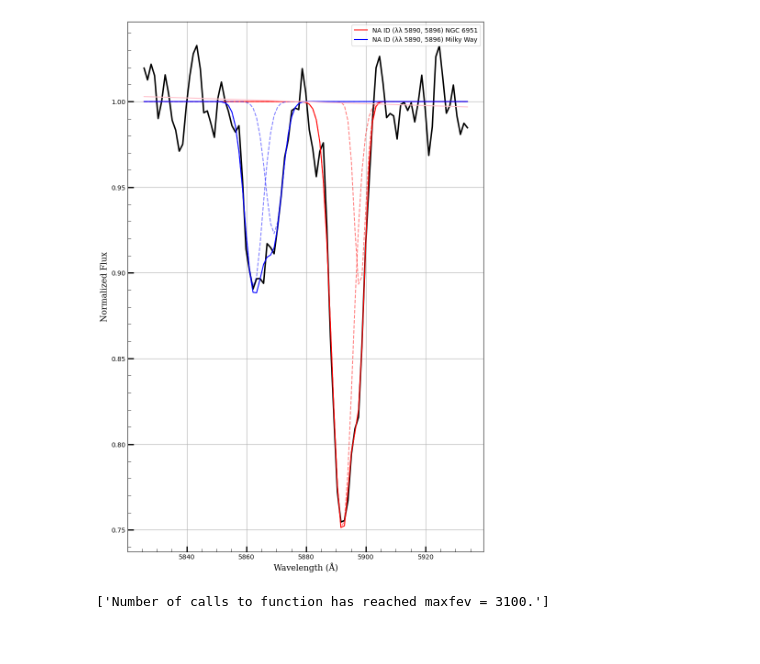
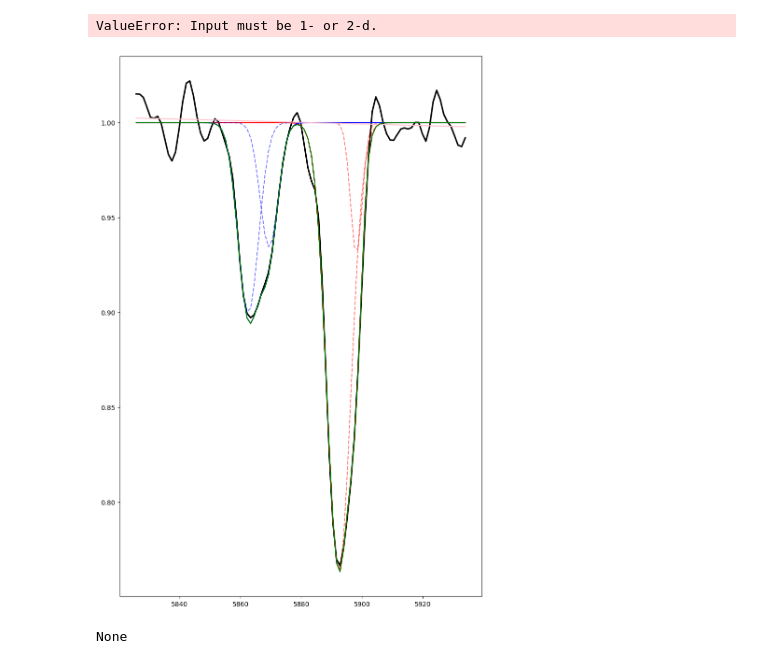
Before and after one commit to kirstytaggart/Lamat-progenitor-project, a Jupyter notebook: Measure_EW_NAID_2021sjt.ipynb, the cells around one changed output. Cells and saved outputs as stored; diff of their text form; code cells hidden in the pictures.

Commit message:
Add files via upload
able to find program in spectrum, fit spectrum lines, and find line flux. struggling with cov_diag being 'None', needed for uncertainty

```diff
--- a/Measure_EW_NAID_2021sjt.ipynb
+++ b/Measure_EW_NAID_2021sjt.ipynb
@@ -99,6 +136,14 @@ wav_region_left=5825 * u.AA
 wav_region_right=5935 * u.AA
 ind=np.where((wav1>wav_region_left) & (wav1<wav_region_right))
 fig, ax = plt.subplots(figsize=(12,5),nrows=1, ncols=1)
+#Variance is the average squared deviations from the mean, while standard deviation is the square root of this number
+var_dereddened_flux = np.mean(dereddened_flux)*np.mean(dereddened_flux)
+
+#smooth the spectrum
+smooth_dereddened_flux = gsmooth(wav1.value, dereddened_flux.value, var_y = var_dereddened_flux.value, vexp = 0.00025, nsig = 5.0)
+smooth_dereddened_flux = smooth_dereddened_flux*u.Unit('erg cm-2 s-1 AA-1')
+ax.plot(wav1[ind], smooth_dereddened_flux[ind], label = '2021sjt smooth')
+
 ax.plot(wav1[ind], dereddened_flux[ind], label = '2021sjt')
 
 # plot Na ID absorption from 2021sjt,
@@ -128,7 +173,7 @@ NA_ID_MW_DIFF = NA_ID_2_MW_line - NA_ID_1_MW
 NA_ID_2_MW = NA_ID_1_MW + 5.973
 print(NA_ID_MW_DIFF, NA_ID_1_MW, NA_ID_2_MW)
 
-spectrum = Spectrum1D(flux=dereddened_flux , spectral_axis=wav1)
+spectrum = Spectrum1D(flux=smooth_dereddened_flux, spectral_axis=wav1)
 sub_region = SpectralRegion(wav1[ind].min(), wav1[ind].max())
 print(sub_region)
 sub_spectrum = extract_region(spectrum, sub_region)
@@ -285,6 +330,7 @@ from specutils.fitting import continuum
 from specutils.manipulation import FluxConservingResampler, LinearInterpolatedResampler, SplineInterpolatedResampler, gaussian_smooth
 from matplotlib.ticker import MultipleLocator
 from scipy import integrate
+from matplotlib.patches import Rectangle
 from specutils.analysis import line_flux, equivalent_width
 
 font = {'family': 'serif',
@@ -429,7 +475,7 @@ plt.plot(sub_spectrum_normalized.spectral_axis, (g_fit_norm[2](sub_spectrum_norm
 plt.plot(sub_spectrum_normalized.spectral_axis, (g_fit_norm[3](sub_spectrum_normalized.spectral_axis)).value+1, alpha = 0.5, color = 'blue', linestyle='--')
 plt.plot(sub_spectrum_normalized.spectral_axis, (g_fit_norm[2](sub_spectrum_normalized.spectral_axis)).value+(g_fit_norm[3](sub_spectrum_normalized.spectral_axis)).value+1, color = 'blue', label="NA ID (λλ 5890, 5896) Milky Way")
 plt.plot(sub_spectrum_normalized.spectral_axis, (g_fit_norm[4](sub_spectrum_normalized.spectral_axis)).value, color = 'pink')
-#plt.plot(sub_spectrum_normalized.spectral_axis, (g_fit_norm[0](sub_spectrum_normalized.spectral_axis)).value+(g_fit_norm[1](sub_spectrum_normalized.spectral_axis)).value+(g_fit_norm[2](sub_spectrum_normalized.spectral_axis)).value+(g_fit_norm[3](sub_spectrum_normalized.spectral_axis)).value+1, color = 'green', label="Total Model Flux")
+plt.plot(sub_spectrum_normalized.spectral_axis, (g_fit_norm[0](sub_spectrum_normalized.spectral_axis)).value+(g_fit_norm[1](sub_spectrum_normalized.spectral_axis)).value+(g_fit_norm[2](sub_spectrum_normalized.spectral_axis)).value+(g_fit_norm[3](sub_spectrum_normalized.spectral_axis)).value+1, color = 'green', label="Total Model Flux")
 
 
 #calc area under models
@@ -437,29 +483,41 @@ plt.plot(sub_spectrum_normalized.spectral_axis, (g_fit_norm[4](sub_spectrum_norm
 #https://www.graphpad.com/guides/prism/latest/curve-fitting/reg_how_to_gaussian.htm
 SQRT2PI=np.power(2*np.pi,0.5)
 #print(1/SQRT2PI)
-#print(fitter.fit_info['param_cov'])
-#cov_diag = np.sqrt(np.diag(fitter.fit_info['param_cov']))
-print("g_NA_ID_1_NGC: " + str(g_fit_norm[0].amplitude.value))
-print("g_NA_ID_2_NGC: " + str(g_fit_norm[1].amplitude.value))
-print("g_NA_ID_1_MW:" + str(g_fit_norm[2].amplitude.value))
-print("g_NA_ID_2_MW: " + str(g_fit_norm[3].amplitude.value))
-line_flux_NA_ID_1_NGC = (g_fit_norm[0].amplitude.value*g_fit_norm[0].stddev.value)*(1/SQRT2PI)
-line_flux_NA_ID_2_NGC = (g_fit_norm[1].amplitude.value*g_fit_norm[1].stddev.value)*(1/SQRT2PI)
-line_flux_NA_ID_1_MW = (g_fit_norm[2].amplitude.value*g_fit_norm[2].stddev.value)*(1/SQRT2PI)
-line_flux_NA_ID_2_MW = (g_fit_norm[3].amplitude.value*g_fit_norm[3].stddev.value)*(1/SQRT2PI)
-line_flux_NA_ID_MW = line_flux_NA_ID_1_MW + line_flux_NA_ID_2_MW
-line_flux_NA_ID_NGC = line_flux_NA_ID_1_NGC + line_flux_NA_ID_2_NGC
 
-print('line flux NA ID NGC : ' + str(line_flux_NA_ID_NGC) + ', AA')
-print('line flux NA ID MW : ' + str(line_flux_NA_ID_MW) + ', AA')
+cov_diag = np.sqrt(np.diag(fitter.fit_info['param_cov'])) # get sqrt of covariance matrix
+
+print("g_NA_ID_1_NGC amp: " + str(g_fit_norm[0].amplitude.value))
+print("g_NA_ID_2_NGC amp: " + str(g_fit_norm[1].amplitude.value))
+print("g_NA_ID_1_MW amp:" + str(g_fit_norm[2].amplitude.value))
+print("g_NA_ID_2_MW amp: " + str(g_fit_norm[3].amplitude.value))
+
+
+line_flux_g_ngc_1 = (g_fit_norm[0].amplitude.value*g_fit_norm[0].stddev.value)/(1/SQRT2PI)
+line_flux_g_ngc_2 = (g_fit_norm[1].amplitude.value*g_fit_norm[1].stddev.value)/(1/SQRT2PI)
+line_flux_g_mw_1 = (g_fit_norm[2].amplitude.value*g_fit_norm[2].stddev.value)/(1/SQRT2PI)
+line_flux_g_mw_2 = (g_fit_norm[3].amplitude.value*g_fit_norm[3].stddev.value)/(1/SQRT2PI)
+
+line_flux_g_ngc = line_flux_g_ngc_1 + line_flux_g_ngc_2
+line_flux_g_mw = line_flux_g_mw_1 + line_flux_g_mw_2
+
+print("line flux guass MW: " + str(line_flux_g_mw) + ", line flux guass NGC: " + str(line_flux_g_ngc))
+print("std of line flux guass mw: " + str(np.std(g_fit_norm[0](sub_spectrum_normalized.spectral_axis).value) + np.std(g_fit_norm[1](sub_spectrum_normalized.spectral_axis).value)))
+print("std of line flux guass ngc: " + str(np.std(g_fit_norm[2](sub_spectrum_normalized.spectral_axis).value) + np.std(g_fit_norm[3](sub_spectrum_normalized.spectral_axis).value)))
+
 
 #print(sub_spectrum_normalized.spectral_axis[25:-25])
-
-line_flux_integrate_g_ngc = integrate.simpson((g_fit_norm[0](sub_spectrum_normalized.spectral_axis).value)+(g_fit_norm[1](sub_spectrum_normalized.spectral_axis)).value)
-line_flux_integrate_g_mw = integrate.simpson((g_fit_norm[2](sub_spectrum_normalized.spectral_axis)).value+(g_fit_norm[3](sub_spectrum_normalized.spectral_axis)).value)
-print("Simpson integration of fitted guassian MW : " + str(line_flux_integrate_g_mw))
-print("Simpson integration of fitted guassian NGC : " + str(line_flux_integrate_g_ngc))
+#integrate simpson smooth spectrum (non normalized)
+#line_flux_integrate = integrate.simpson(sub_spectrum_normalized.flux[25:-23], x=sub_spectrum_normalized.spectral_axis[25:-23])
+#print("Simpson integration of spectrum: " + str(line_flux_integrate))
+#line_flux_integrate_g_ngc = integrate.simpson((g_fit_norm[0](sub_spectrum_normalized.spectral_axis).value)+(g_fit_norm[1](sub_spectrum_normalized.spectral_axis)).value)
+#line_flux_integrate_g_mw = integrate.simpson((g_fit_norm[2](sub_spectrum_normalized.spectral_axis)).value+(g_fit_norm[3](sub_spectrum_normalized.spectral_axis)).value)
+#print("Simpson integration of fitted guassian MW : " + str(line_flux_integrate_g_mw))
+#print("Simpson integration of fitted guassian NGC : " + str(line_flux_integrate_g_ngc))
 #plot rectangle with this width of line flux
+#rect_MW = Rectangle(xy=(5840, 0), width = line_flux_integrate_g_mw, height = 1, color = 'blue', label = "EW line flux MW")
+#rect_NGC = Rectangle(xy=(5920, 0), width = line_flux_integrate_g_ngc, height = 1, color = 'red', label = "EW line flux NGC")
+#ax.add_artist(rect_MW)
+#ax.add_artist(rect_NGC)
 
 
 
@@ -518,4 +576,5 @@ Simpson integration of fitted guassian NGC : -2.283185244405865
+ValueError: Input must be 1- or 2-d.
-[figure, old version]
+[figure, new version]
 # %%
 # Step 5 - Measure EW and uncertainty
 # %%
@@ -526,8 +585,8 @@ plt.plot(sub_spectrum.spectral_axis, sub_spectrum.flux)
 wav1[ind].min()
 wav1[ind].max()
 # %%
-[fitter.fit_info['message']]
+print(fitter.fit_info['param_cov'])
 # %% [output]
-['Number of calls to function has reached maxfev = 3100.']
+None
 # %%
 print(wav1[ind].min(), wav1[ind].max())
```
Also changed, not shown: parts of 8 cells of this notebook.
